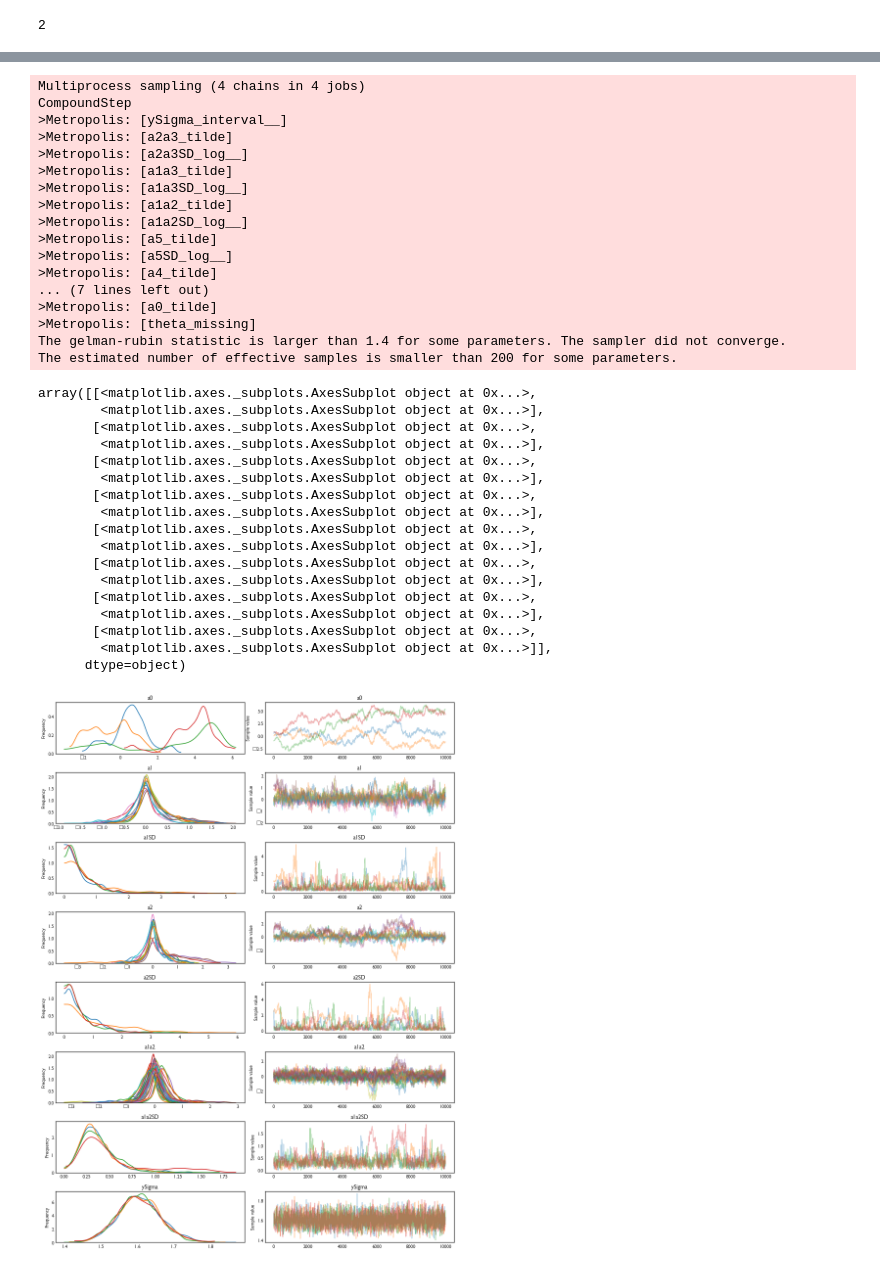
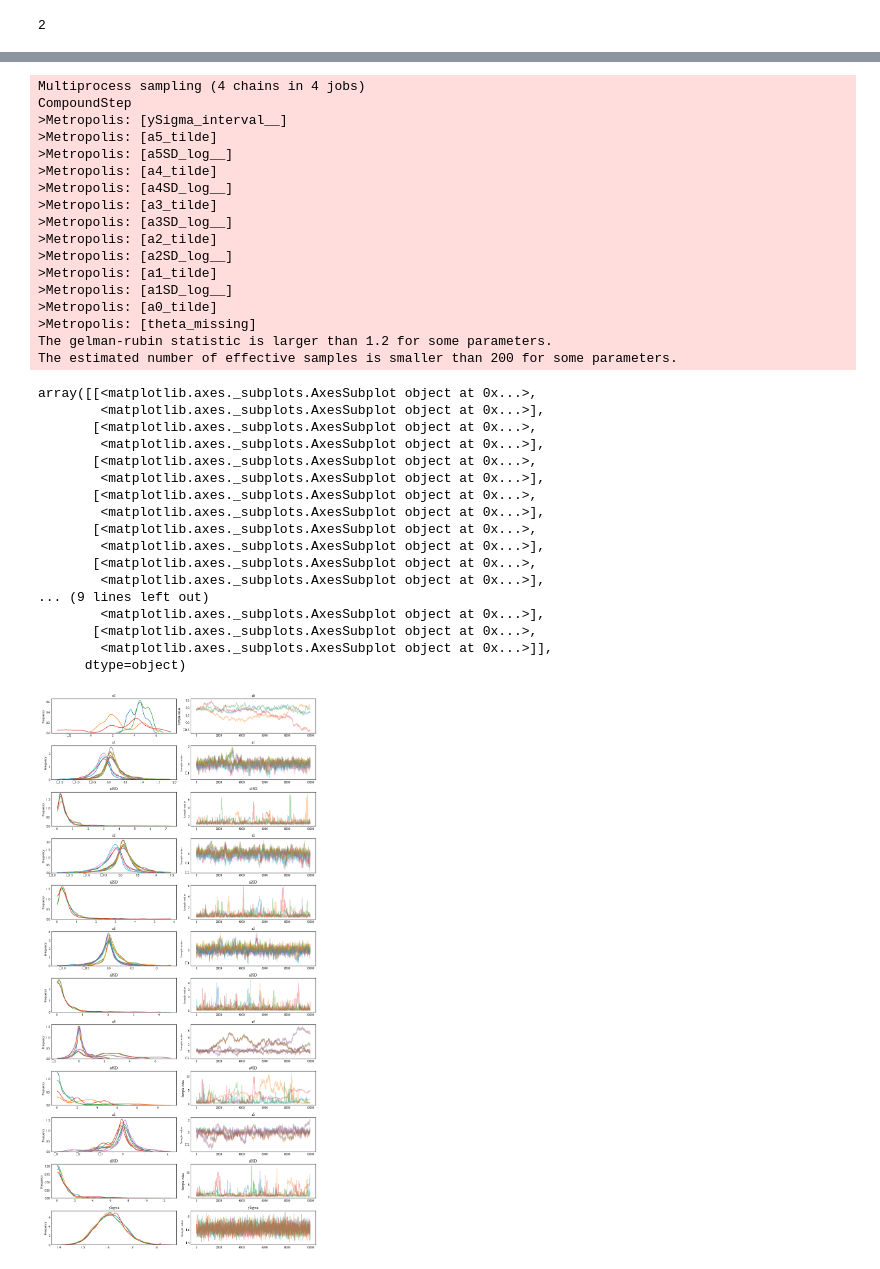
Before and after one commit to CrowdDynamicsLab/ComicPersuasion, a Jupyter notebook: Paper Draft/LaTeX/hari-code/ordinal_prediction_factors-Main.ipynb, the cells around one changed output, grey strips where cells are left out. Drawn from its saved outputs; the diff is of its cells as text; code cells hidden in the pictures.

```diff
--- a/Paper Draft/LaTeX/hari-code/ordinal_prediction_factors-Main.ipynb
+++ b/Paper Draft/LaTeX/hari-code/ordinal_prediction_factors-Main.ipynb
@@ -202,7 +204,7 @@ with pm.Model() as ordinal_factor_model_main:
 
     # intercept
     a0_tilde = pm.Normal('a0_tilde', mu=0, sd=1)
-    a0 = pm.Deterministic('a0', yMean + ySD * 5 * a0_tilde)
+    a0 = pm.Deterministic('a0', yMean + (1+nYlevels)/2 + ySD * 5 * a0_tilde)
 
     # gesture
     a1SD = pm.Gamma('a1SD', agammaShRa[0], agammaShRa[1])
@@ -226,28 +228,25 @@ with pm.Model() as ordinal_factor_model_main:
 
     # comicleft
     a5SD = pm.Gamma('a5SD', agammaShRa[0], agammaShRa[1])
-    a5_tilde = pm.Normal('a5_tilde', mu=0, sd=1, shape=Nx4Lvl)
+    a5_tilde = pm.Normal('a5_tilde', mu=0, sd=1, shape=Nx5Lvl)
     a5 = pm.Deterministic('a5', 0.0 + a5SD * a5_tilde)
 
-    # gesture x shading
-    a1a2SD = pm.Gamma('a1a2SD', agammaShRa[0], agammaShRa[1])
-    a1a2_tilde = pm.Normal('a1a2_tilde', mu=0, sd=1, shape=(Nx1Lvl, Nx2Lvl))
-    a1a2 = pm.Deterministic('a1a2', 0.0 + a1a2SD * a1a2_tilde)
+#     # gesture x shading
+#     a1a2SD = pm.Gamma('a1a2SD', agammaShRa[0], agammaShRa[1])
+#     a1a2_tilde = pm.Normal('a1a2_tilde', mu=0, sd=1, shape=(Nx1Lvl, Nx2Lvl))
+#     a1a2 = pm.Deterministic('a1a2', 0.0 + a1a2SD * a1a2_tilde)
 
-    # gesture x distance
-    a1a3SD = pm.Gamma('a1a3SD', agammaShRa[0], agammaShRa[1])
-    a1a3_tilde = pm.Normal('a1a3_tilde', mu=0, sd=1, shape=(Nx1Lvl, Nx3Lvl))
-    a1a3 = pm.Deterministic('a1a3', 0.0 + a1a3SD * a1a3_tilde)
+#     # gesture x distance
+#     a1a3SD = pm.Gamma('a1a3SD', agammaShRa[0], agammaShRa[1])
+#     a1a3_tilde = pm.Normal('a1a3_tilde', mu=0, sd=1, shape=(Nx1Lvl, Nx3Lvl))
+#     a1a3 = pm.Deterministic('a1a3', 0.0 + a1a3SD * a1a3_tilde)
 
-    # distance x shading
-    a2a3SD = pm.Gamma('a2a3SD', agammaShRa[0], agammaShRa[1])
-    a2a3_tilde = pm.Normal('a2a3_tilde', mu=0, sd=1, shape=(Nx2Lvl, Nx3Lvl))
-    a2a3 = pm.Deterministic('a2a3', 0.0 + a2a3SD * a2a3_tilde)
+#     # distance x shading
+#     a2a3SD = pm.Gamma('a2a3SD', agammaShRa[0], agammaShRa[1])
+#     a2a3_tilde = pm.Normal('a2a3_tilde', mu=0, sd=1, shape=(Nx2Lvl, Nx3Lvl))
+#     a2a3 = pm.Deterministic('a2a3', 0.0 + a2a3SD * a2a3_tilde)
 
-    mu = a0 + a1[x1] + a2[x2] + a3[x3] + a4[x4] + a5[x5] + a1a2[x1,
-                                                                x2] + a1a3[x1,
-                                                                           x3] + a2a3[x2,
-                                                                                      x3]
+    mu = a0 + a1[x1] + a2[x2] + a3[x3] + a4[x4] + a5[x5]
     ySigma = pm.Uniform('ySigma', ySD / 100, ySD * 10)
 
     pr = outcome_probabilities(theta, mu, ySigma)
@@ -261,19 +260,19 @@ with ordinal_factor_model_main:
 Multiprocess sampling (4 chains in 4 jobs)
 CompoundStep
 >Metropolis: [ySigma_interval__]
->Metropolis: [a2a3_tilde]
->Metropolis: [a2a3SD_log__]
->Metropolis: [a1a3_tilde]
->Metropolis: [a1a3SD_log__]
->Metropolis: [a1a2_tilde]
->Metropolis: [a1a2SD_log__]
 >Metropolis: [a5_tilde]
 >Metropolis: [a5SD_log__]
 >Metropolis: [a4_tilde]
-... (7 lines left out)
+>Metropolis: [a4SD_log__]
+>Metropolis: [a3_tilde]
+>Metropolis: [a3SD_log__]
+>Metropolis: [a2_tilde]
+>Metropolis: [a2SD_log__]
+>Metropolis: [a1_tilde]
+>Metropolis: [a1SD_log__]
 >Metropolis: [a0_tilde]
 >Metropolis: [theta_missing]
-The gelman-rubin statistic is larger than 1.4 for some parameters. The sampler did not converge.
+The gelman-rubin statistic is larger than 1.2 for some parameters.
 The estimated number of effective samples is smaller than 200 for some parameters.
 # %%
 import pickle #
@@ -286,25 +285,25 @@ with open('ordinal_factor_model_main.pkl', 'wb') as buff:
 
 # basic_model, trace = data['model'], data['trace']
 # %%
-pm.traceplot(trace, varnames=['a0', 'a1', 'a1SD', 'a2', 'a2SD', 'a1a2', 'a1a2SD', 'ySigma'])
+pm.traceplot(trace, varnames=['a0', 'a1', 'a1SD', 'a2', 'a2SD', 'a3', 'a3SD', 'a4', 'a4SD','a5', 'a5SD','ySigma'])
 # %% [output]
 array([[<matplotlib.axes._subplots.AxesSubplot object at 0x...>,
         <matplotlib.axes._subplots.AxesSubplot object at 0x...>],
        [<matplotlib.axes._subplots.AxesSubplot object at 0x...>,
         <matplotlib.axes._subplots.AxesSubplot object at 0x...>],
        [<matplotlib.axes._subplots.AxesSubplot object at 0x...>,
         <matplotlib.axes._subplots.AxesSubplot object at 0x...>],
        [<matplotlib.axes._subplots.AxesSubplot object at 0x...>,
         <matplotlib.axes._subplots.AxesSubplot object at 0x...>],
        [<matplotlib.axes._subplots.AxesSubplot object at 0x...>,
         <matplotlib.axes._subplots.AxesSubplot object at 0x...>],
        [<matplotlib.axes._subplots.AxesSubplot object at 0x...>,
         <matplotlib.axes._subplots.AxesSubplot object at 0x...>],
-       [<matplotlib.axes._subplots.AxesSubplot object at 0x...>,
+... (9 lines left out)
         <matplotlib.axes._subplots.AxesSubplot object at 0x...>],
        [<matplotlib.axes._subplots.AxesSubplot object at 0x...>,
         <matplotlib.axes._subplots.AxesSubplot object at 0x...>]],
       dtype=object)
-[figure, old version]
+[figure, new version]
 # %%
 # Transforming the trace data to sum-to-zero values
```
Also changed, not shown: parts of 6 cells of this notebook, 12 other files.
